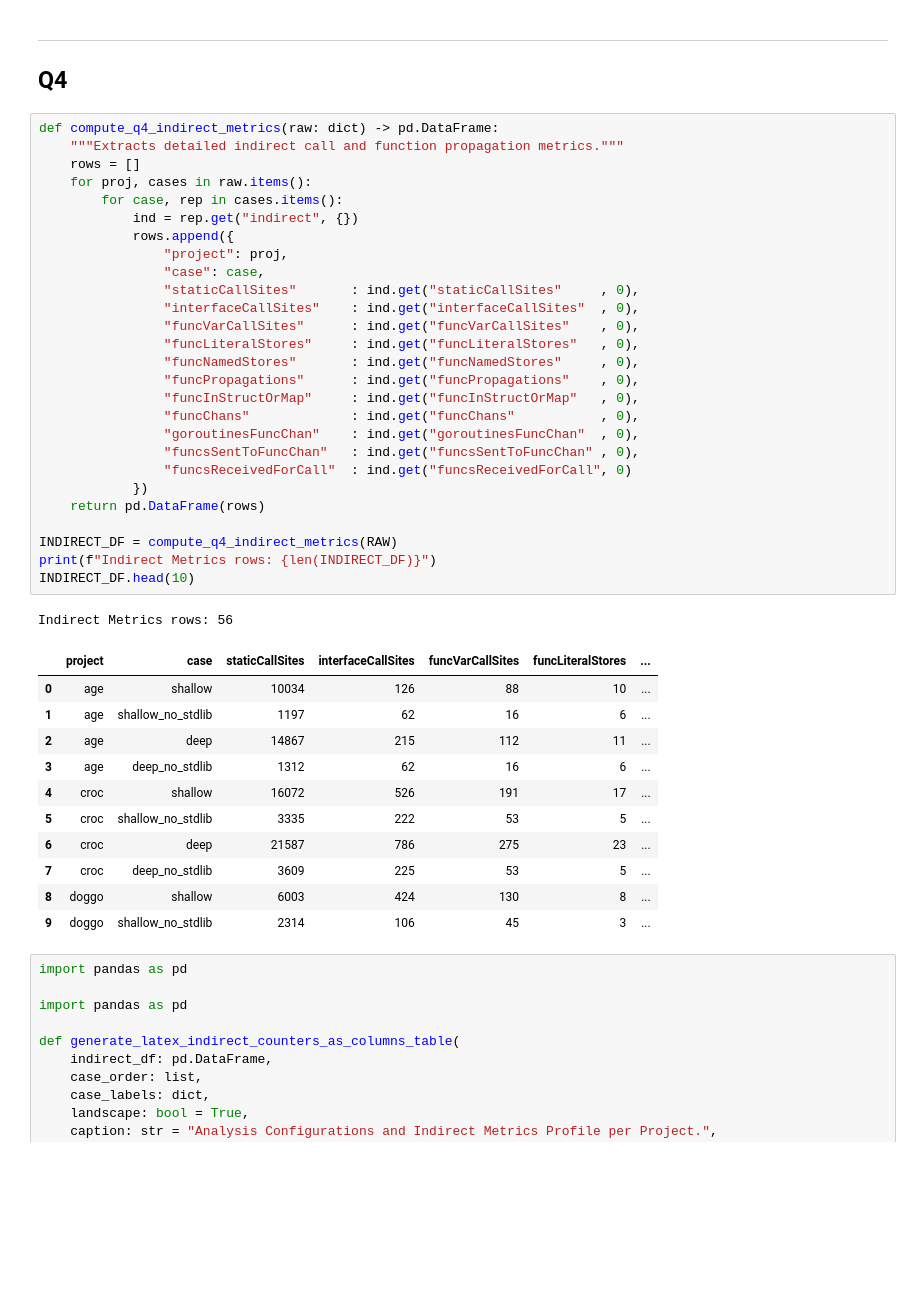
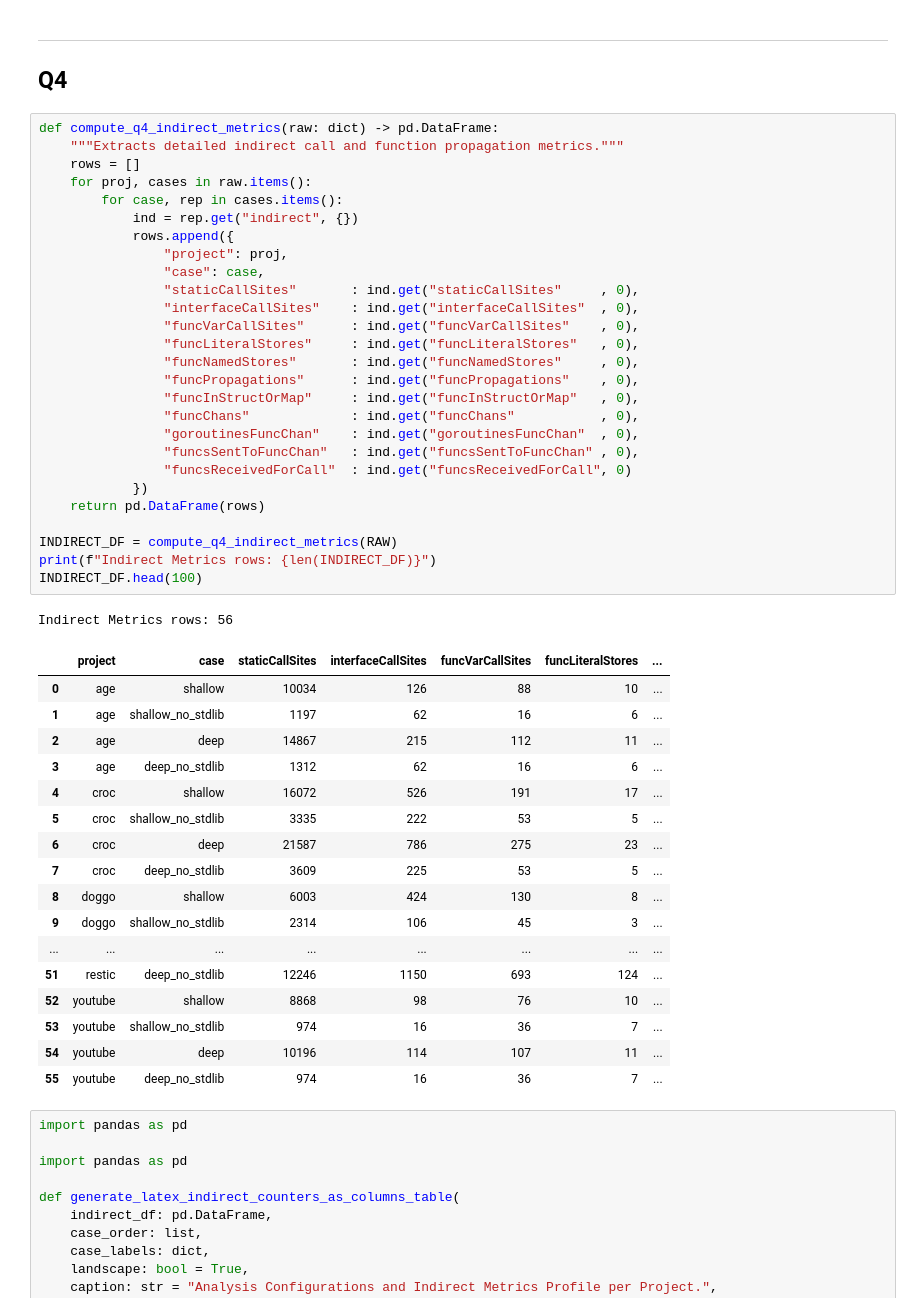
Before and after one commit to KeithFarrugia/go-callstat, a Jupyter notebook: Thesis_result_gatheringFinal.ipynb, the cells around one changed output. Drawn from its saved outputs; the diff is of its cells as text; blank space fills up the shorter version.

```diff
--- a/Thesis_result_gatheringFinal.ipynb
+++ b/Thesis_result_gatheringFinal.ipynb
@@ -840,34 +829,40 @@ def compute_q4_indirect_metrics(raw: dict) -> pd.DataFrame:
                 "case": case,
                 "staticCallSites"       : ind.get("staticCallSites"     , 0),
                 "interfaceCallSites"    : ind.get("interfaceCallSites"  , 0),
                 "funcVarCallSites"      : ind.get("funcVarCallSites"    , 0),
                 "funcLiteralStores"     : ind.get("funcLiteralStores"   , 0),
                 "funcNamedStores"       : ind.get("funcNamedStores"     , 0),
                 "funcPropagations"      : ind.get("funcPropagations"    , 0),
                 "funcInStructOrMap"     : ind.get("funcInStructOrMap"   , 0),
                 "funcChans"             : ind.get("funcChans"           , 0),
                 "goroutinesFuncChan"    : ind.get("goroutinesFuncChan"  , 0),
                 "funcsSentToFuncChan"   : ind.get("funcsSentToFuncChan" , 0),
                 "funcsReceivedForCall"  : ind.get("funcsReceivedForCall", 0)
             })
     return pd.DataFrame(rows)
 
 INDIRECT_DF = compute_q4_indirect_metrics(RAW)
 print(f"Indirect Metrics rows: {len(INDIRECT_DF)}")
-INDIRECT_DF.head(10)
+INDIRECT_DF.head(100)
 # %% [output]
 Indirect Metrics rows: 56
 |  | project | case | staticCallSites | interfaceCallSites | funcVarCallSites | funcLiteralStores | ... |
 | 0 | age | shallow | 10034 | 126 | 88 | 10 | ... |
 | 1 | age | shallow_no_stdlib | 1197 | 62 | 16 | 6 | ... |
 | 2 | age | deep | 14867 | 215 | 112 | 11 | ... |
 | 3 | age | deep_no_stdlib | 1312 | 62 | 16 | 6 | ... |
 | 4 | croc | shallow | 16072 | 526 | 191 | 17 | ... |
 | 5 | croc | shallow_no_stdlib | 3335 | 222 | 53 | 5 | ... |
 | 6 | croc | deep | 21587 | 786 | 275 | 23 | ... |
 | 7 | croc | deep_no_stdlib | 3609 | 225 | 53 | 5 | ... |
 | 8 | doggo | shallow | 6003 | 424 | 130 | 8 | ... |
 | 9 | doggo | shallow_no_stdlib | 2314 | 106 | 45 | 3 | ... |
+| ... | ... | ... | ... | ... | ... | ... | ... |
+| 51 | restic | deep_no_stdlib | 12246 | 1150 | 693 | 124 | ... |
+| 52 | youtube | shallow | 8868 | 98 | 76 | 10 | ... |
+| 53 | youtube | shallow_no_stdlib | 974 | 16 | 36 | 7 | ... |
+| 54 | youtube | deep | 10196 | 114 | 107 | 11 | ... |
+| 55 | youtube | deep_no_stdlib | 974 | 16 | 36 | 7 | ... |
 # %%
 import pandas as pd
 
```
Also changed, not shown: parts of 5 cells of this notebook, 6 other files.
